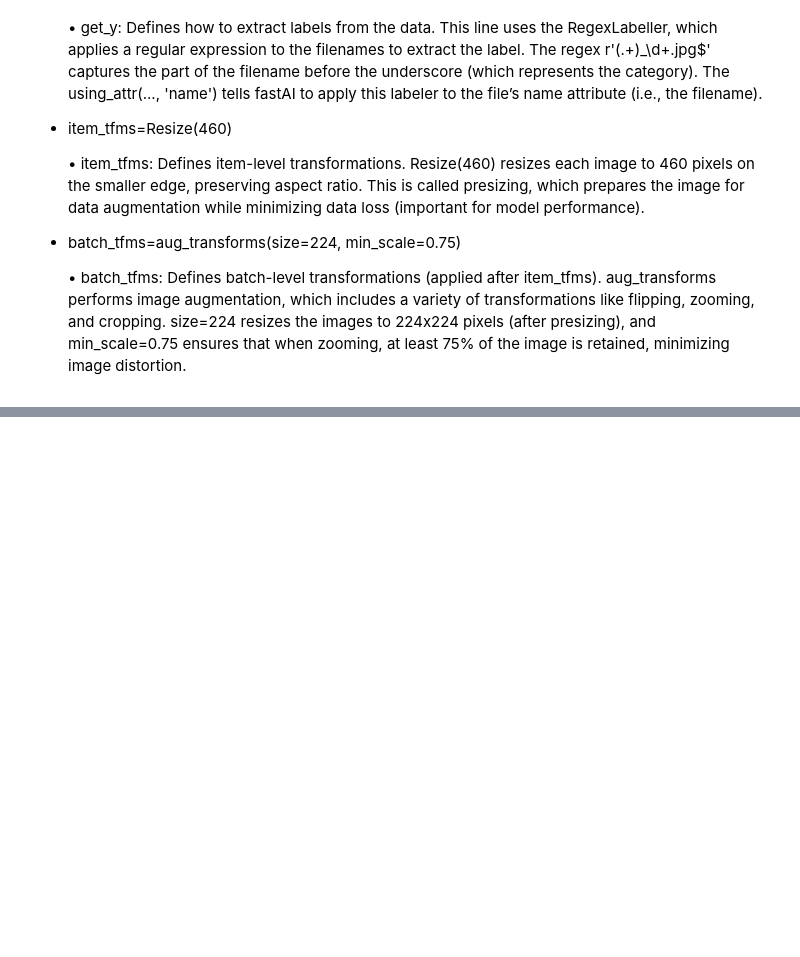
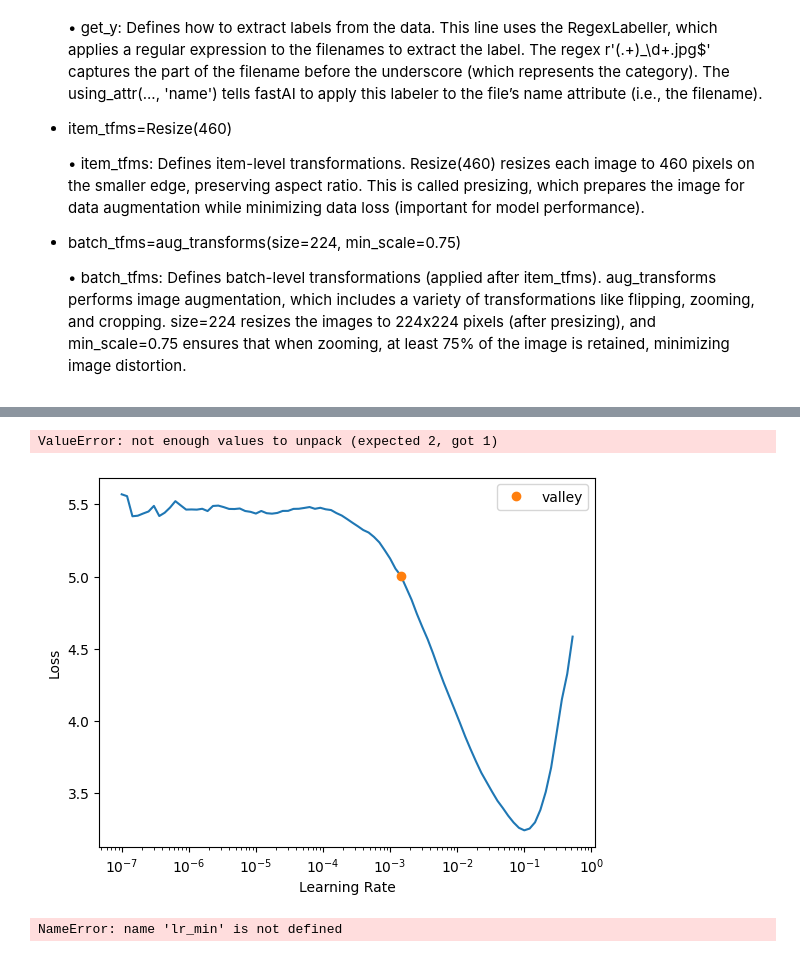
Before and after one commit to jaishrm07/deep-learning-projects, a Jupyter notebook: pets_breed_classifier.ipynb, the cells around one changed output, grey strips where cells are left out. Drawn from its saved outputs; the diff is of its cells as text; code cells hidden in the pictures; blank space fills up the shorter version.

```diff
--- a/pets_breed_classifier.ipynb
+++ b/pets_breed_classifier.ipynb
@@ -107,0 +167,5 @@ Building one sample
+# %%
+learn = vision_learner(dls, resnet34, metrics=error_rate)
+# %%
+lr_min, lr_steep = learn.lr_find()
+# %% [output]
@@ -107,0 +173,6 @@ Building one sample
+ValueError: not enough values to unpack (expected 2, got 1)
+[figure, added]
+# %%
+print(f"Minimum/10: {lr_min:.2e}, steepest point: {lr_steep:.2e}")
+# %% [output]
+NameError: name 'lr_min' is not defined
```
Also changed, not shown: parts of 31 cells of this notebook.
